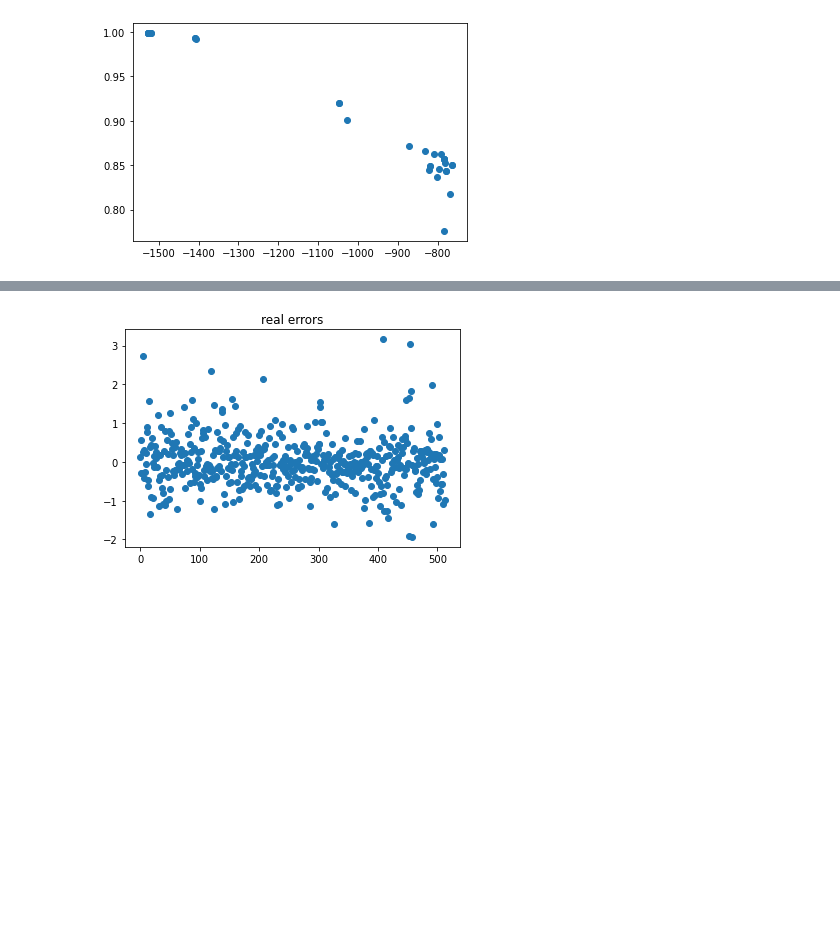
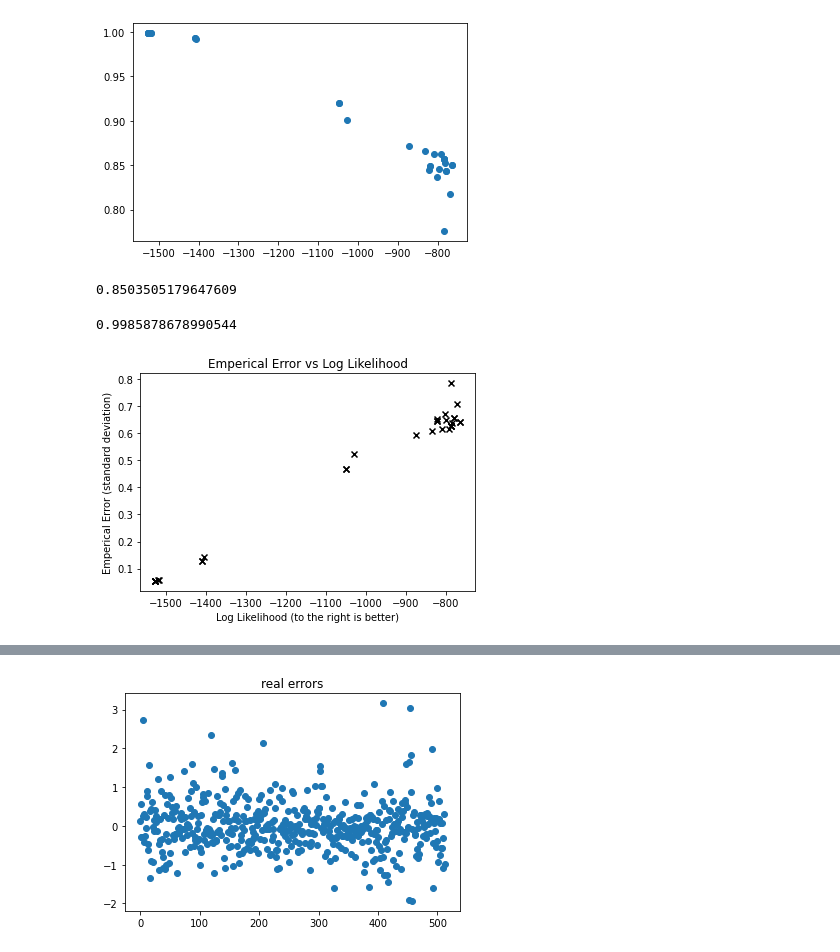
Before and after one commit to lbl-camera/HGDL, a Jupyter notebook: paper/bio/reading_results.ipynb, the cells around one changed output, grey strips where cells are left out. Cells and saved outputs as stored; diff of their text form; code cells hidden in the pictures; blank space fills up the shorter version.

Commit message:
adding data and new figures

```diff
--- a/paper/bio/reading_results.ipynb
+++ b/paper/bio/reading_results.ipynb
@@ -63,3 +63,19 @@ plt.scatter(np.array([x.log_marginal_likelihood_value_ for x in GPs]), np.array(
 # %% [output]
 <matplotlib.collections.PathCollection at 0x...>
 [figure]
+# %%
+GPs[0].score(X,y)
+# %% [output]
+0.8503505179647609
+# %%
+GPs[-1].score(X,y)
+# %% [output]
+0.9985878678990544
+# %%
+plt.scatter(np.array([x.log_marginal_likelihood_value_ for x in GPs]), np.array([np.std(z.predict(X,return_std=True)[0]-y) for z in GPs]), marker='x', color='black')
+plt.title('Emperical Error vs Log Likelihood')
+plt.ylabel('Emperical Error (standard deviation)')
+plt.xlabel('Log Likelihood (to the right is better)')
+plt.savefig('hgdl_bio_models')
+# %% [output]
+[figure, added]
```
Also changed, not shown: parts of 1 cell of this notebook, 14 other files.
